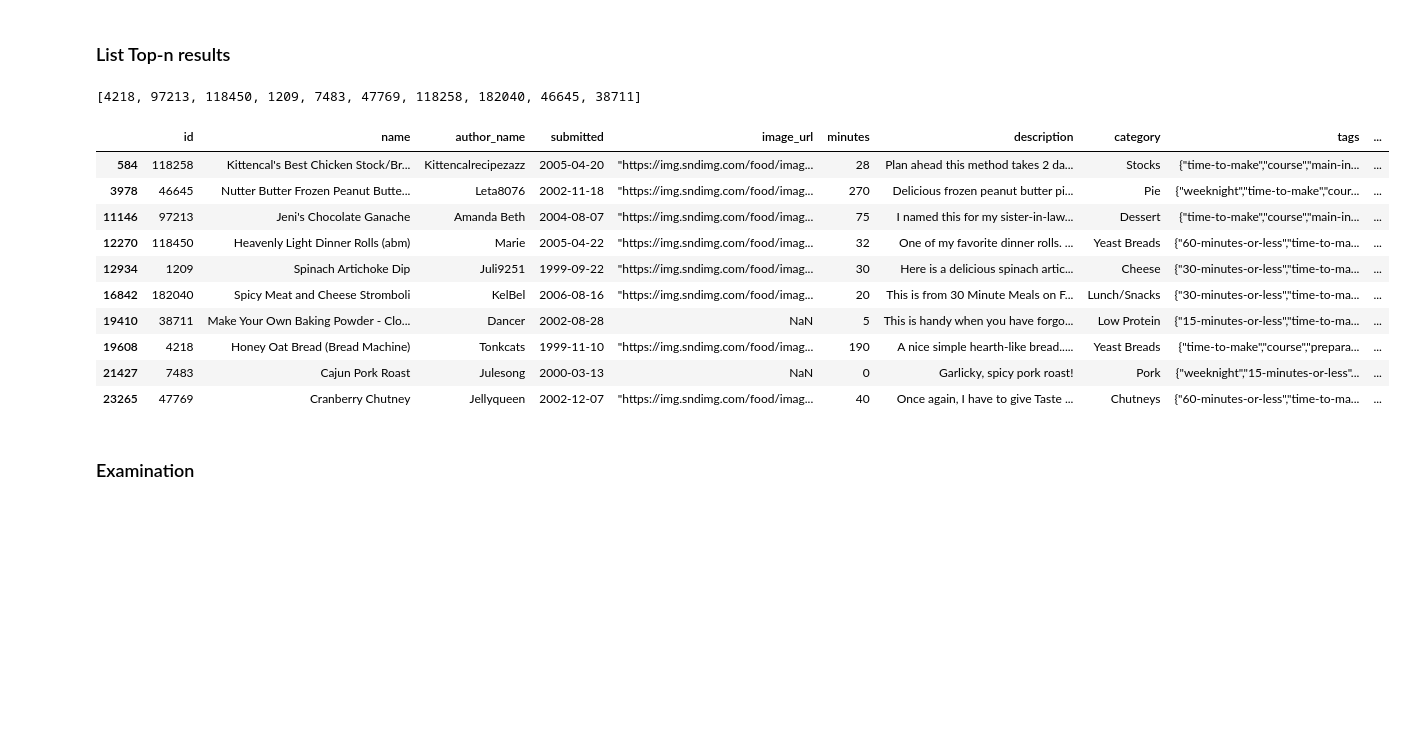
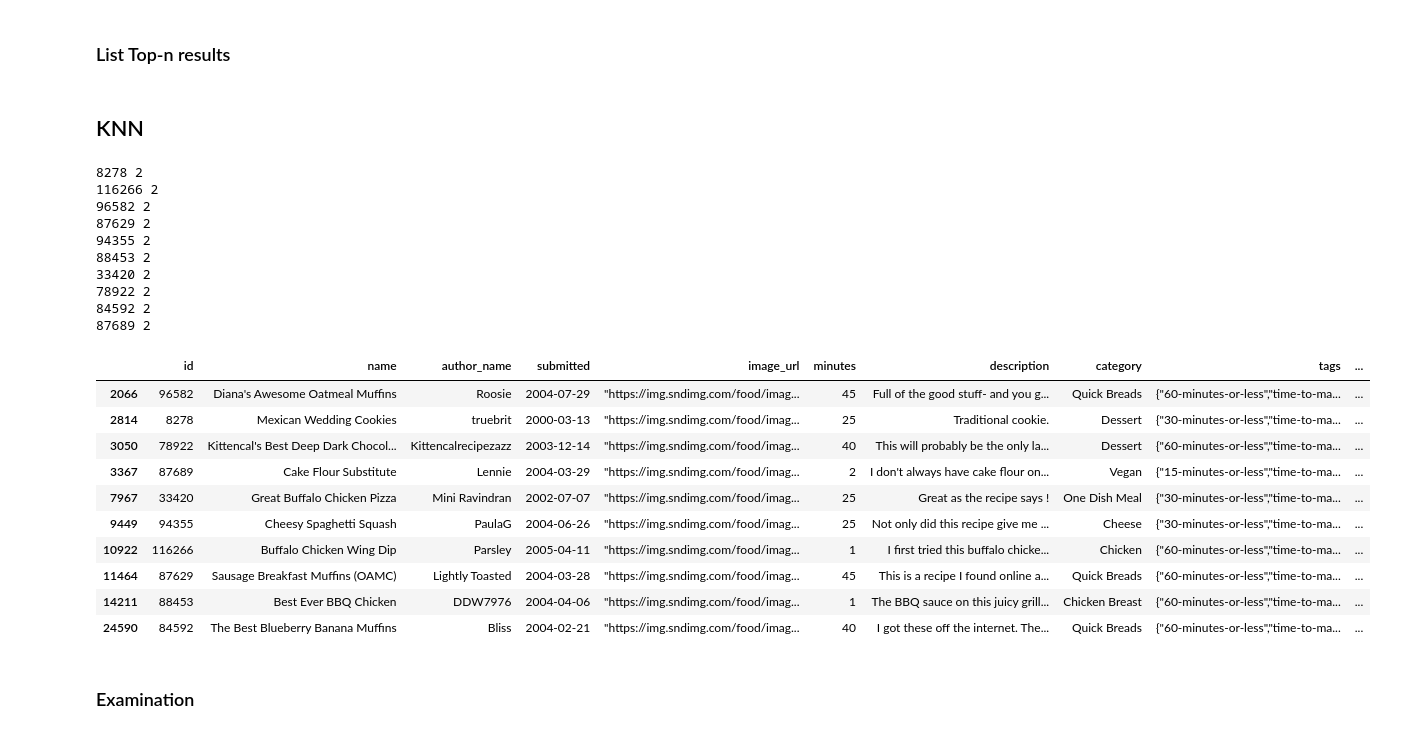
Before and after one commit to davoszabo/flutter-django-recipeapp, a Jupyter notebook: model/notebooks/recipes_model-reviews.ipynb, the cells around one changed output. Drawn from its saved outputs; the diff is of its cells as text; code cells hidden in the pictures; blank space fills up the shorter version.

```diff
--- a/model/notebooks/recipes_model-reviews.ipynb
+++ b/model/notebooks/recipes_model-reviews.ipynb
@@ -230,6 +344,6 @@ def make_anti_testset(raw_user_id):
 # %% [markdown]
 ### Fitting algorithm
 # %%
-algo = SVD()
+algo = KNNBasic(sim_options = {"name":"cosine", "user_based":False})#SVD()
 algo.fit(trainSet)
 # %% [output]
@@ -239,7 +355,7 @@ pickle.dump(algo, open('serialized-model/recrecsys.pkl', 'wb'))
 # %% [markdown]
 ### Checking for one user
 # %%
-user_id = 19
+user_id = 8
 
 raw_user_id = trainSet.to_raw_uid(user_id)
 
@@ -277,3 +399,8 @@ predictions = algo.test(anti_testset)
 # %% [raw]
 pickled_model = pickle.load(open('recrecsys.pkl', 'rb'))
 predictions = pickled_model.test(anti_testset)
+# %%
+pred = pd.DataFrame(predictions)
+pred = pred.loc[pred["est"] == 5]
+pred = pd.concat([pred, pred['details'].apply(pd.Series)], axis = 1).drop('details', axis = 1)
+pred.sort_values(by=['actual_k'], inplace=True, ascending=False)
@@ -290,22 +433,45 @@ def list_result(predictions):
 
     # return df_recipes.loc[recipe_list]
     return df_recipes.loc[df_recipes["id"].isin(recipe_list)]
+# %%
+def list_result_knn(predictions):
+    pred = pd.DataFrame(predictions)
+    pred = pred.loc[pred["est"] == 5]
+    pred = pd.concat([pred, pred['details'].apply(pd.Series)], axis = 1).drop('details', axis = 1)
+    pred.sort_values(by=['actual_k'], inplace=True, ascending=False)
+    recipe_list = pred.head(10)['iid'].to_list()
+
+    for x, y in zip(recipe_list, pred.head(10)['actual_k']):
+        print(x, y)
+    # return df_recipes.loc[recipe_list]
+    return df_recipes.loc[df_recipes["id"].isin(recipe_list)]
+# %% [markdown]
+## KNN
 # %%
-df_results = list_result(predictions)
+df_results = list_result_knn(predictions)
 df_results
 # %% [output]
-[4218, 97213, 118450, 1209, 7483, 47769, 118258, 182040, 46645, 38711]
+8278 2
+116266 2
+96582 2
+87629 2
+94355 2
+88453 2
+33420 2
+78922 2
+84592 2
+87689 2
 |  | id | name | author_name | submitted | image_url | minutes | description | category | tags | ... |
-| 584 | 118258 | Kittencal's Best Chicken Stock/Br... | Kittencalrecipezazz | 2005-04-20 | "https://img.sndimg.com/food/imag... | 28 | Plan ahead this method takes 2 da... | Stocks | {"time-to-make","course","main-in... | ... |
-| 3978 | 46645 | Nutter Butter Frozen Peanut Butte... | Leta8076 | 2002-11-18 | "https://img.sndimg.com/food/imag... | 270 | Delicious frozen peanut butter pi... | Pie | {"weeknight","time-to-make","cour... | ... |
-| 11146 | 97213 | Jeni's Chocolate Ganache | Amanda Beth | 2004-08-07 | "https://img.sndimg.com/food/imag... | 75 | I named this for my sister-in-law... | Dessert | {"time-to-make","course","main-in... | ... |
-| 12270 | 118450 | Heavenly Light Dinner Rolls (abm) | Marie | 2005-04-22 | "https://img.sndimg.com/food/imag... | 32 | One of my favorite dinner rolls. ... | Yeast Breads | {"60-minutes-or-less","time-to-ma... | ... |
-| 12934 | 1209 | Spinach Artichoke Dip | Juli9251 | 1999-09-22 | "https://img.sndimg.com/food/imag... | 30 | Here is a delicious spinach artic... | Cheese | {"30-minutes-or-less","time-to-ma... | ... |
-| 16842 | 182040 | Spicy Meat and Cheese Stromboli | KelBel | 2006-08-16 | "https://img.sndimg.com/food/imag... | 20 | This is from 30 Minute Meals on F... | Lunch/Snacks | {"30-minutes-or-less","time-to-ma... | ... |
-| 19410 | 38711 | Make Your Own Baking Powder - Clo... | Dancer | 2002-08-28 | NaN | 5 | This is handy when you have forgo... | Low Protein | {"15-minutes-or-less","time-to-ma... | ... |
-| 19608 | 4218 | Honey Oat Bread (Bread Machine) | Tonkcats | 1999-11-10 | "https://img.sndimg.com/food/imag... | 190 | A nice simple hearth-like bread..... | Yeast Breads | {"time-to-make","course","prepara... | ... |
-| 21427 | 7483 | Cajun Pork Roast | Julesong | 2000-03-13 | NaN | 0 | Garlicky, spicy pork roast! | Pork | {"weeknight","15-minutes-or-less"... | ... |
-| 23265 | 47769 | Cranberry Chutney | Jellyqueen | 2002-12-07 | "https://img.sndimg.com/food/imag... | 40 | Once again, I have to give Taste ... | Chutneys | {"60-minutes-or-less","time-to-ma... | ... |
+| 2066 | 96582 | Diana's Awesome Oatmeal Muffins | Roosie | 2004-07-29 | "https://img.sndimg.com/food/imag... | 45 | Full of the good stuff- and you g... | Quick Breads | {"60-minutes-or-less","time-to-ma... | ... |
+| 2814 | 8278 | Mexican Wedding Cookies | truebrit | 2000-03-13 | "https://img.sndimg.com/food/imag... | 25 | Traditional cookie. | Dessert | {"30-minutes-or-less","time-to-ma... | ... |
+| 3050 | 78922 | Kittencal's Best Deep Dark Chocol... | Kittencalrecipezazz | 2003-12-14 | "https://img.sndimg.com/food/imag... | 40 | This will probably be the only la... | Dessert | {"60-minutes-or-less","time-to-ma... | ... |
+| 3367 | 87689 | Cake Flour Substitute | Lennie | 2004-03-29 | "https://img.sndimg.com/food/imag... | 2 | I don't always have cake flour on... | Vegan | {"15-minutes-or-less","time-to-ma... | ... |
+| 7967 | 33420 | Great Buffalo Chicken Pizza | Mini Ravindran | 2002-07-07 | "https://img.sndimg.com/food/imag... | 25 | Great as the recipe says ! | One Dish Meal | {"30-minutes-or-less","time-to-ma... | ... |
+| 9449 | 94355 | Cheesy Spaghetti Squash | PaulaG | 2004-06-26 | "https://img.sndimg.com/food/imag... | 25 | Not only did this recipe give me ... | Cheese | {"30-minutes-or-less","time-to-ma... | ... |
+| 10922 | 116266 | Buffalo Chicken Wing Dip | Parsley | 2005-04-11 | "https://img.sndimg.com/food/imag... | 1 | I first tried this buffalo chicke... | Chicken | {"60-minutes-or-less","time-to-ma... | ... |
+| 11464 | 87629 | Sausage Breakfast Muffins (OAMC) | Lightly Toasted | 2004-03-28 | "https://img.sndimg.com/food/imag... | 45 | This is a recipe I found online a... | Quick Breads | {"60-minutes-or-less","time-to-ma... | ... |
+| 14211 | 88453 | Best Ever BBQ Chicken | DDW7976 | 2004-04-06 | "https://img.sndimg.com/food/imag... | 1 | The BBQ sauce on this juicy grill... | Chicken Breast | {"60-minutes-or-less","time-to-ma... | ... |
+| 24590 | 84592 | The Best Blueberry Banana Muffins | Bliss | 2004-02-21 | "https://img.sndimg.com/food/imag... | 40 | I got these off the internet. The... | Quick Breads | {"60-minutes-or-less","time-to-ma... | ... |
 # %% [markdown]
 ### Examination
 # %% [raw]
```
Also changed, not shown: parts of 78 cells of this notebook, 31 other files.
